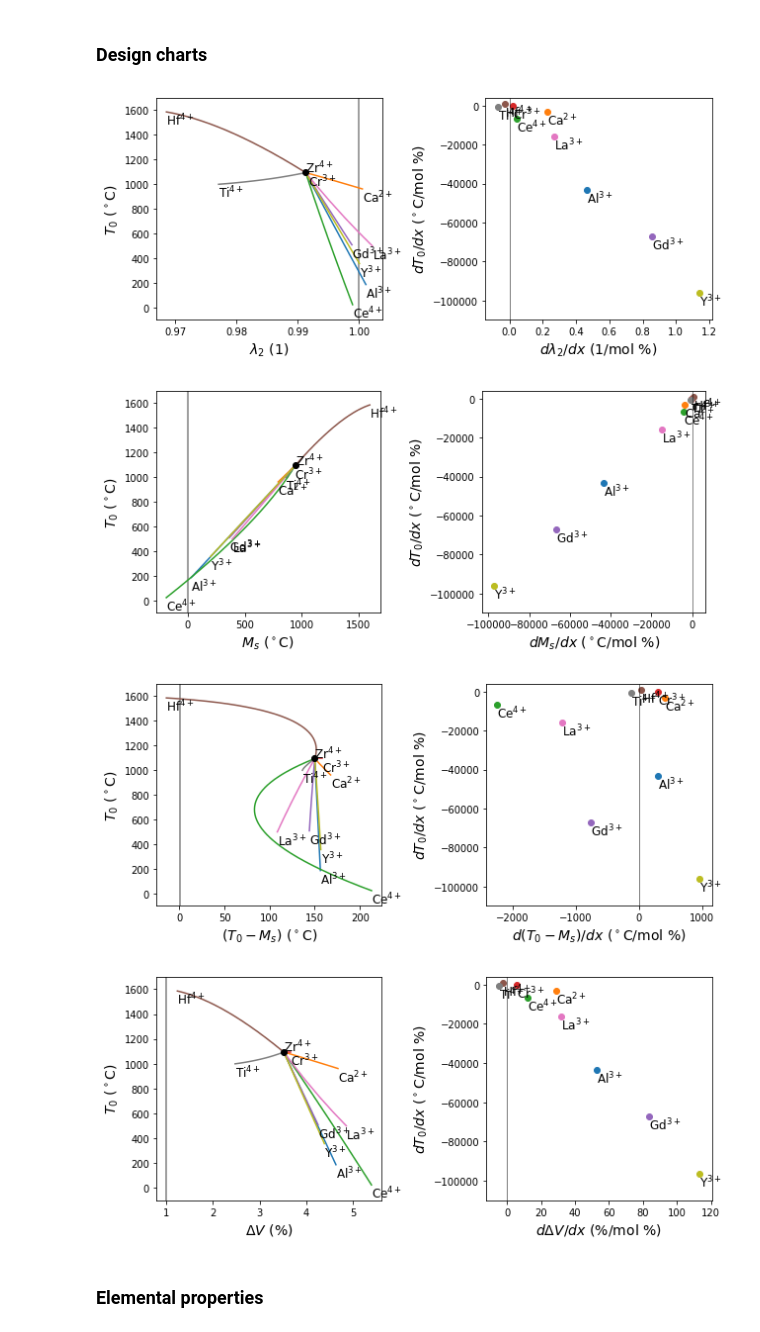
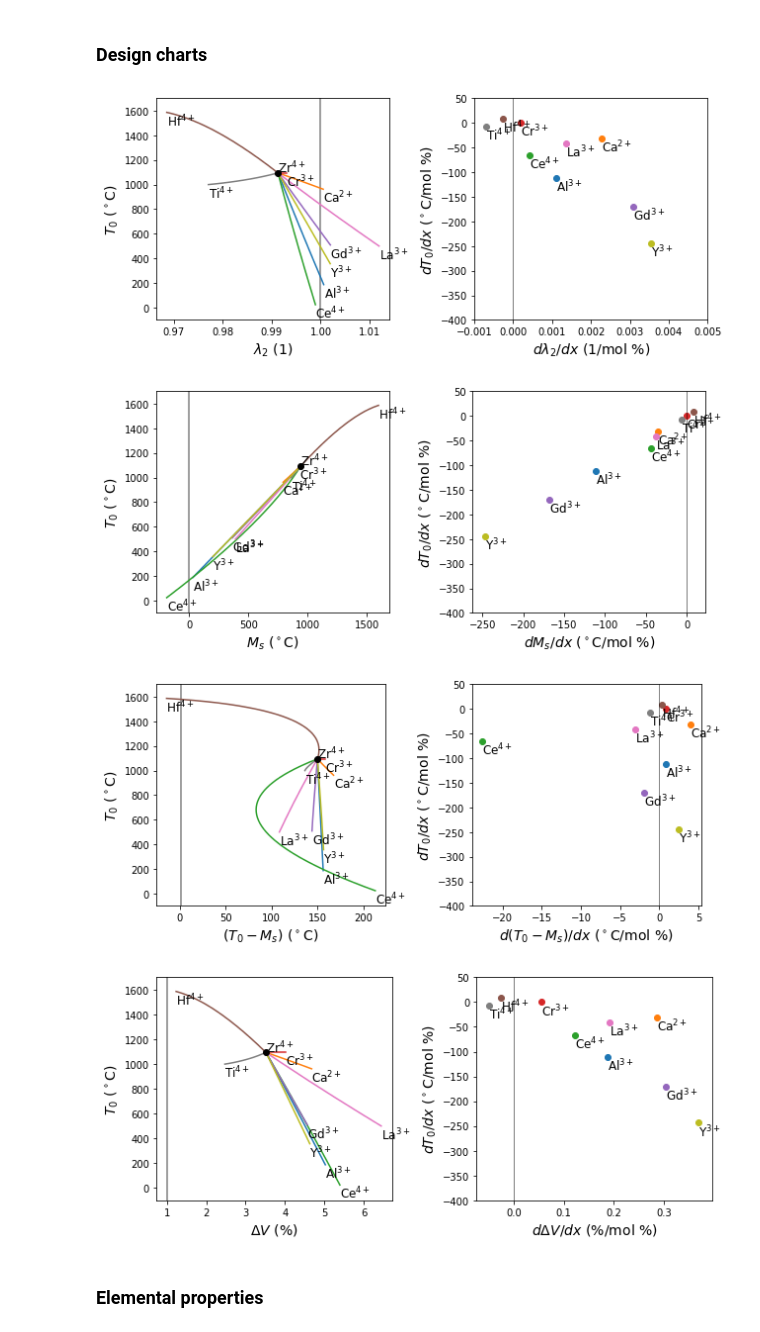
Before and after one commit to dskoda/smceramics, a Jupyter notebook: design_binary.ipynb, the cells around one changed output. Saved outputs shown, nothing was run; the diff lists cells and outputs as text; code cells hidden in the pictures.

Commit message:
notebooks to correct T0 and plot design charts

```diff
--- a/design_binary.ipynb
+++ b/design_binary.ipynb
@@ -53,10 +53,20 @@ def get_cofactors(X, model):
 def get_gradient(results, element, prop):
     grad_dilute = results[[element, 'T', prop]][:2].diff().iloc[-1]
 
-    dT_dx = grad_dilute['T'] / grad_dilute[element]
-    dL_dx = grad_dilute[prop] / grad_dilute[element]
+    dT_dx = grad_dilute['T'] / (100 * grad_dilute[element])
+    dL_dx = grad_dilute[prop] / (100 * grad_dilute[element])
 
     return dT_dx, dL_dx
+
+# def to_mol_percent(df, element):
+#     x = df.iloc[:, 0] / 100
+
+#     s = df.columns[0]
+#     num = re.findall(element + '(\d)O', s)
+#     if len(num) == 0:
+#         return x
+
+#     return x / (int(num[0]) - x)
 
 def to_mol_percent(df, element):
     x = df.iloc[:, 0] / 100
@@ -65,8 +75,24 @@ def to_mol_percent(df, element):
     num = re.findall(element + '(\d)O', s)
     if len(num) == 0:
         return x
+    num = int(num[0])
+    return num * x / (1 + num * x)
 
-    return x / (int(num[0]) - x)
+def to_mol_percent_ab(df, element):
+    x = df.iloc[:, 0] / 100
+
+    s = df.columns[0]
+    a = re.findall(element + '(\d)O', s)
+    b = re.findall('O(\d)', s)
+    if len(a) == 0:
+        a = [1]
+
+    if len(b) == 0:
+        b = [1]
+
+    a, b = int(a[0]), int(b[0])
+
+    return 100 * a * x / (3 - (a + b - 3) * x)
 # %% [markdown]
 ### Design charts
 # %%
@@ -115,38 +141,41 @@ for prop in PROP_LABEL.keys():
 #             results[prop] - UNCERTAINTY_LAMBDA,
 #             results[prop] + UNCERTAINTY_LAMBDA,
 #             alpha=0.2
 #         )
         ax[0].annotate(ELEMENT_STR[element], (results[prop].values[-1], results['T'].values[-1]), fontsize=12, va='top')
 
         dT, dL = get_gradient(results, element, prop)
         ax[1].scatter(dL, dT)
         ax[1].annotate(ELEMENT_STR[element], (dL, dT), fontsize=12, va='top')
 
     ax[0].scatter([results[prop].values[0]], [results['T'].values[0]], zorder=3, color='k')
     ax[0].annotate(ELEMENT_STR['Zr'], (results[prop].values[0], results['T'].values[0]), fontsize=12)
 
     ax[0].set_xlabel('$%s$ (%s)' % (PROP_LABEL[prop], PROP_UNIT[prop]), fontsize=14)
     ax[0].set_ylabel(r'$T_0$ ($^\circ$C)', fontsize=14)
 
     ylim = (-100, 1700)
     ax[0].set_ylim(ylim)
     ax[0].plot([1, 1], ylim, color='#808080', zorder=-1)
 
     ax[1].set_xlabel('$d%s/dx$ (%s/mol %%)' % (PROP_LABEL[prop], PROP_UNIT[prop]), fontsize=14)
     ax[1].set_ylabel(r'$dT_0/dx$ ($^\circ$C/mol %)', fontsize=14)
 
-    ylim1 = [-110000, 4000]
+    ylim1 = [-400, 50]
     ax[1].plot([0, 0], ylim1, color='k', linewidth=0.5)
     ax[1].set_ylim(ylim1)
+
+    if prop == 'B_lambda':
+        ax[1].set_xlim(-0.001, 0.005)
 
     # ax.legend()
     fig.tight_layout()
     plt.show()
 # %% [output]
-[figure, old version]
+[figure, new version]
-[figure, old version]
+[figure, new version]
-[figure, old version]
+[figure, new version]
-[figure, old version]
+[figure, new version]
 # %% [markdown]
 ### Elemental properties
 # %%
```
Also changed, not shown: parts of 10 cells of this notebook, 2 other files.
